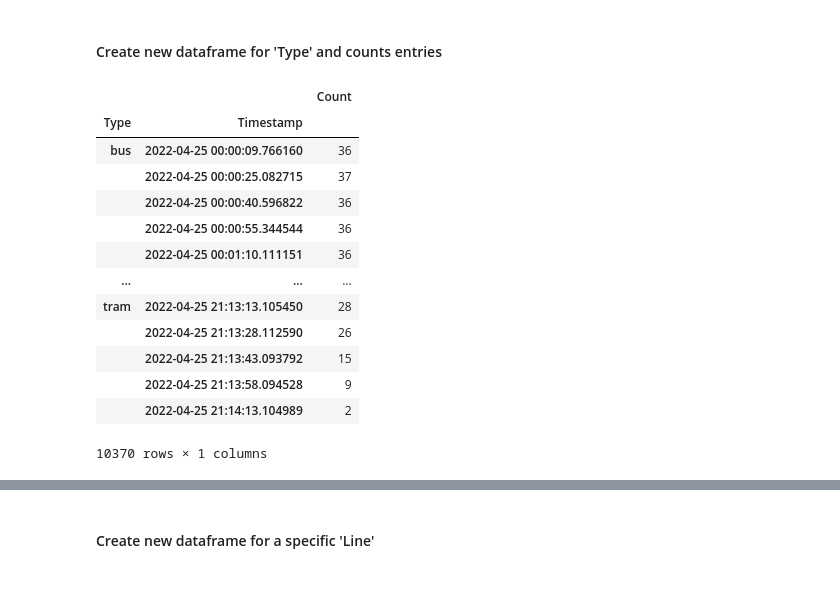
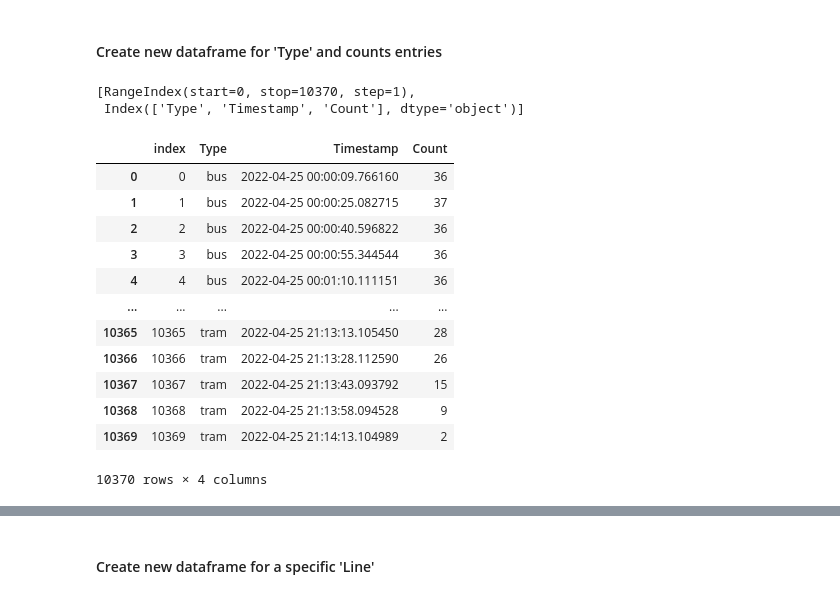
Before and after one commit to astrid-schindler/Wroclaw-Public-Transport-Exploration, a Jupyter notebook: notebooks/exploration.ipynb, the cells around one changed output, grey strips where cells are left out. Saved outputs shown, nothing was run; the diff lists cells and outputs as text; code cells hidden in the pictures.

```diff
--- a/notebooks/exploration.ipynb
+++ b/notebooks/exploration.ipynb
@@ -163,24 +163,33 @@ Name: Type, dtype: int64
 # CREATE NEW DATAFRAME
 type_df = pd.DataFrame()
 
-# WRITE DATA IN NEW DATAFRAME GROUPED BY 'Type' AND 'Timestamp'
+# COUNTS ENTRIES OF 'Type' AT SPECIFIC TIME
 type_df = time_df.groupby(['Type', 'Timestamp']).size().to_frame('Count')
-type_df
+
+# REMOVES SUB COLUMNS
+type_df = type_df.reset_index()
+
+# SHOWS AXES OF AN DATAFRAME
+type_df.axes
 # %% [output]
-|  |  | Count |
-| Type | Timestamp |  |
-| bus | 2022-04-25 00:00:09.766160 | 36 |
-|  | 2022-04-25 00:00:25.082715 | 37 |
-|  | 2022-04-25 00:00:40.596822 | 36 |
-|  | 2022-04-25 00:00:55.344544 | 36 |
-|  | 2022-04-25 00:01:10.111151 | 36 |
-| ... | ... | ... |
-| tram | 2022-04-25 21:13:13.105450 | 28 |
-|  | 2022-04-25 21:13:28.112590 | 26 |
-|  | 2022-04-25 21:13:43.093792 | 15 |
-|  | 2022-04-25 21:13:58.094528 | 9 |
-|  | 2022-04-25 21:14:13.104989 | 2 |
-10370 rows × 1 columns
+[RangeIndex(start=0, stop=10370, step=1),
+ Index(['Type', 'Timestamp', 'Count'], dtype='object')]
+# %%
+type_df.reset_index()
+# %% [output]
+|  | index | Type | Timestamp | Count |
+| 0 | 0 | bus | 2022-04-25 00:00:09.766160 | 36 |
+| 1 | 1 | bus | 2022-04-25 00:00:25.082715 | 37 |
+| 2 | 2 | bus | 2022-04-25 00:00:40.596822 | 36 |
+| 3 | 3 | bus | 2022-04-25 00:00:55.344544 | 36 |
+| 4 | 4 | bus | 2022-04-25 00:01:10.111151 | 36 |
+| ... | ... | ... | ... | ... |
+| 10365 | 10365 | tram | 2022-04-25 21:13:13.105450 | 28 |
+| 10366 | 10366 | tram | 2022-04-25 21:13:28.112590 | 26 |
+| 10367 | 10367 | tram | 2022-04-25 21:13:43.093792 | 15 |
+| 10368 | 10368 | tram | 2022-04-25 21:13:58.094528 | 9 |
+| 10369 | 10369 | tram | 2022-04-25 21:14:13.104989 | 2 |
+10370 rows × 4 columns
 # %%
 # IMPORTS
 import seaborn as sns
```
Also changed, not shown: parts of 9 cells of this notebook.
